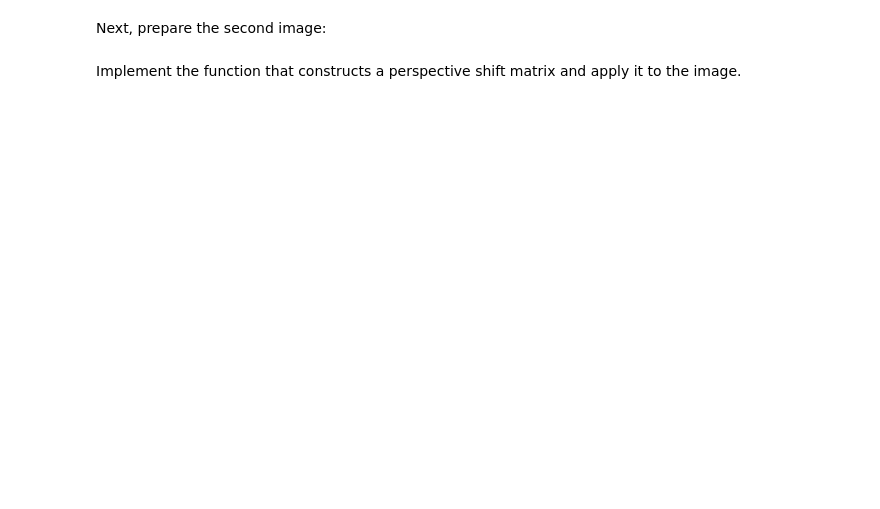
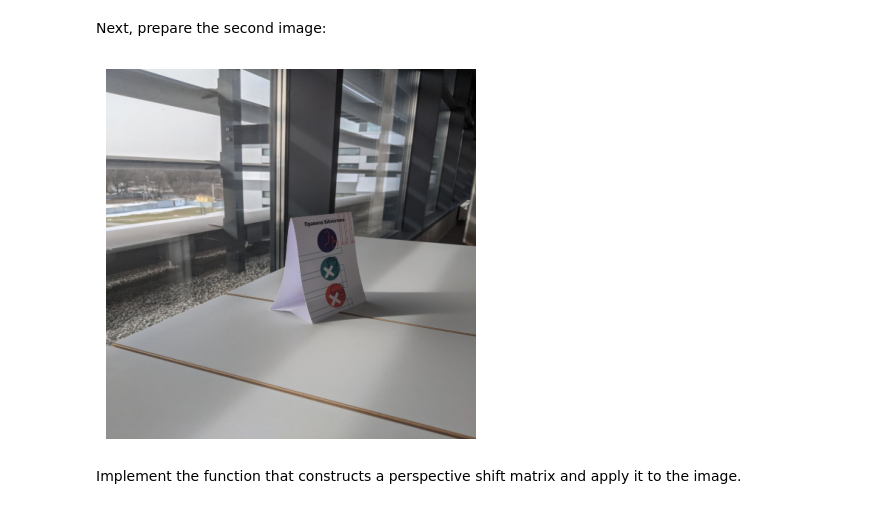
Before and after one commit to Martik-k/linear-algebra-lab1-transformations, a Jupyter notebook: LA_Lab_1_2026.ipynb, the cells around one changed output. Saved outputs shown, nothing was run; the diff lists cells and outputs as text; code cells hidden in the pictures; blank space fills up the shorter version.

```diff
--- a/LA_Lab_1_2026.ipynb
+++ b/LA_Lab_1_2026.ipynb
@@ -529,14 +564,22 @@ First, start from explaining how to move from the equations for $u_i$ and $v_i$
 Next, prepare the second image:
 # %%
 ##### YOUR CODE STARTS #####
-img2_path = ...
+img2_path = "images/img2.jpg"
 ##### YOUR CODE ENDS #####
-# image2 = cv.imread(img2_path)
+img2 = cv.imread(img2_path)
 
-# image2_rgb = cv.cvtColor(image2, cv.COLOR_BGR2RGB)
-# plt.imshow(image2_rgb)
-# plt.axis('off')
-# plt.show()
+width = 500
+height = 500
+dim = (width, height)
+
+image2 = cv.resize(img2, dim, interpolation=cv.INTER_AREA)
+
+image2_rgb = cv.cvtColor(image2, cv.COLOR_BGR2RGB)
+plt.imshow(image2_rgb)
+plt.axis('off')
+plt.show()
+# %% [output]
+[figure, added]
 # %% [markdown]
 Implement the function that constructs a perspective shift matrix and apply it to the image.
 # %%
```
Also changed, not shown: parts of 9 cells of this notebook.
